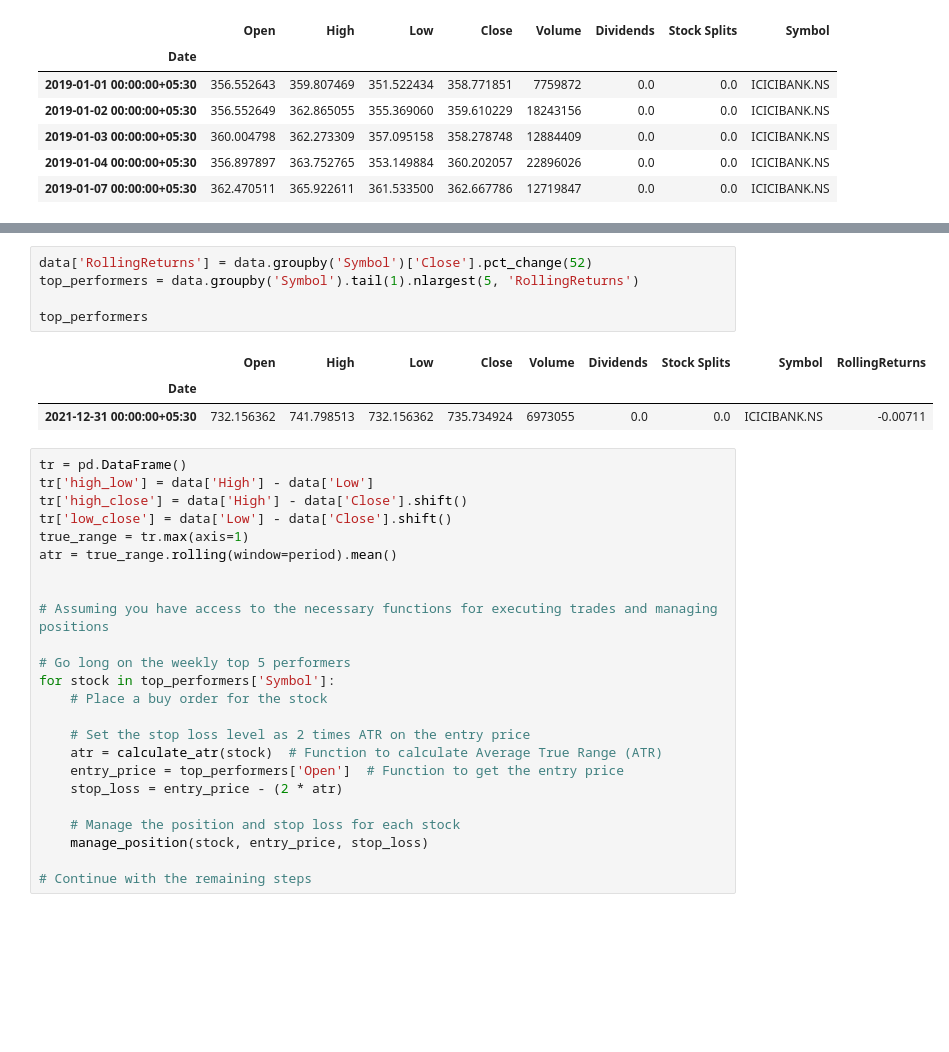
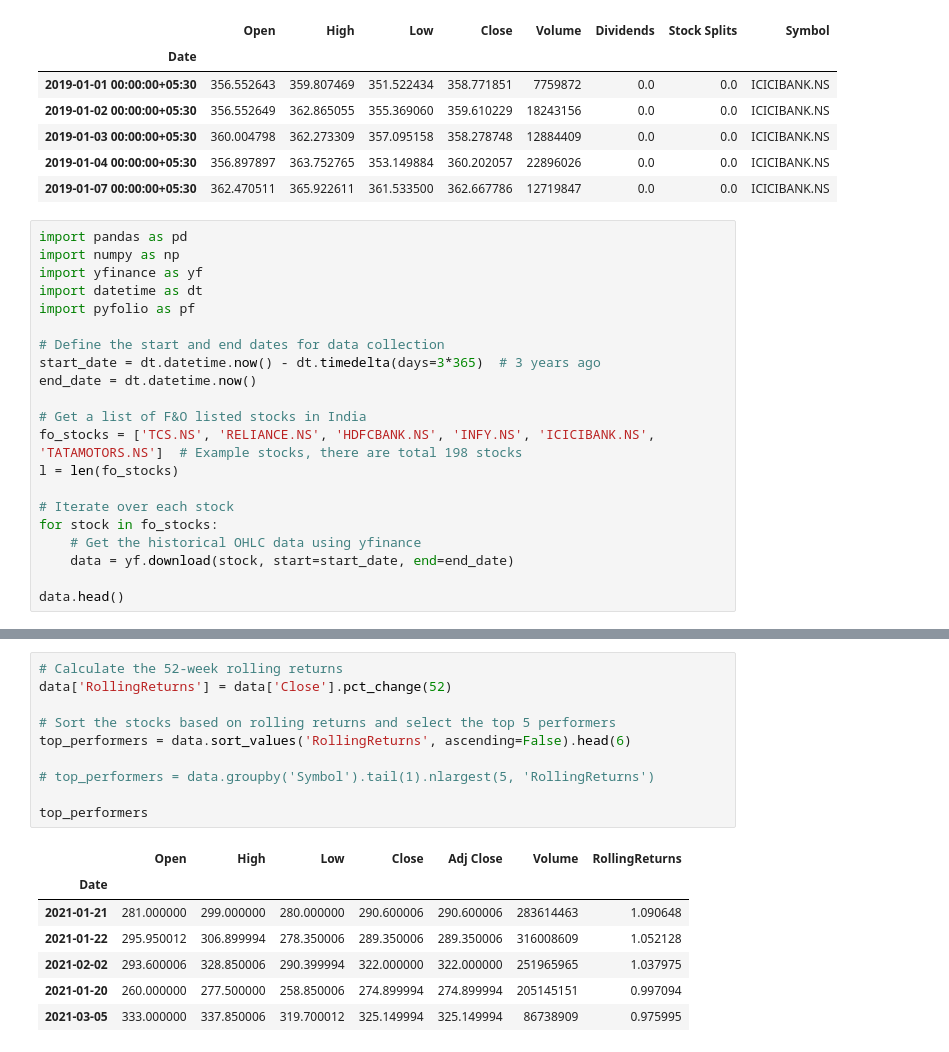
Before and after one commit to Annarhysa/Cryptocurrency-Market-Analysis, a Jupyter notebook: Assignment.ipynb, the cells around one changed output, grey strips where cells are left out. Drawn from its saved outputs; the diff is of its cells as text; blank space fills up the shorter version.

```diff
--- a/Assignment.ipynb
+++ b/Assignment.ipynb
@@ -21,3 +18,24 @@ data.head()
 | 2019-01-03 00:00:00+05:30 | 360.004798 | 362.273309 | 357.095158 | 358.278748 | 12884409 | 0.0 | 0.0 | ICICIBANK.NS |
 | 2019-01-04 00:00:00+05:30 | 356.897897 | 363.752765 | 353.149884 | 360.202057 | 22896026 | 0.0 | 0.0 | ICICIBANK.NS |
 | 2019-01-07 00:00:00+05:30 | 362.470511 | 365.922611 | 361.533500 | 362.667786 | 12719847 | 0.0 | 0.0 | ICICIBANK.NS |
+# %%
+import pandas as pd
+import numpy as np
+import yfinance as yf
+import datetime as dt
+import pyfolio as pf
+
+# Define the start and end dates for data collection
+start_date = dt.datetime.now() - dt.timedelta(days=3*365)  # 3 years ago
+end_date = dt.datetime.now()
+
+# Get a list of F&O listed stocks in India
+fo_stocks = ['TCS.NS', 'RELIANCE.NS', 'HDFCBANK.NS', 'INFY.NS', 'ICICIBANK.NS', 'TATAMOTORS.NS']  # Example stocks, there are total 198 stocks
+l = len(fo_stocks)
+
+# Iterate over each stock
+for stock in fo_stocks:
+    # Get the historical OHLC data using yfinance
+    data = yf.download(stock, start=start_date, end=end_date)
+
+data.head()
@@ -24,33 +56,18 @@ data.head()
 # %%
-data['RollingReturns'] = data.groupby('Symbol')['Close'].pct_change(52)
-top_performers = data.groupby('Symbol').tail(1).nlargest(5, 'RollingReturns')
+# Calculate the 52-week rolling returns
+data['RollingReturns'] = data['Close'].pct_change(52)
+
+# Sort the stocks based on rolling returns and select the top 5 performers
+top_performers = data.sort_values('RollingReturns', ascending=False).head(6)
+
+# top_performers = data.groupby('Symbol').tail(1).nlargest(5, 'RollingReturns')
 
 top_performers
 # %% [output]
-|  | Open | High | Low | Close | Volume | Dividends | Stock Splits | Symbol | RollingReturns |
-| Date |  |  |  |  |  |  |  |  |  |
-| 2021-12-31 00:00:00+05:30 | 732.156362 | 741.798513 | 732.156362 | 735.734924 | 6973055 | 0.0 | 0.0 | ICICIBANK.NS | -0.00711 |
+|  | Open | High | Low | Close | Adj Close | Volume | RollingReturns |
+| Date |  |  |  |  |  |  |  |
+| 2021-01-21 | 281.000000 | 299.000000 | 280.000000 | 290.600006 | 290.600006 | 283614463 | 1.090648 |
+| 2021-01-22 | 295.950012 | 306.899994 | 278.350006 | 289.350006 | 289.350006 | 316008609 | 1.052128 |
+| 2021-02-02 | 293.600006 | 328.850006 | 290.399994 | 322.000000 | 322.000000 | 251965965 | 1.037975 |
+| 2021-01-20 | 260.000000 | 277.500000 | 258.850006 | 274.899994 | 274.899994 | 205145151 | 0.997094 |
+| 2021-03-05 | 333.000000 | 337.850006 | 319.700012 | 325.149994 | 325.149994 | 86738909 | 0.975995 |
-# %%
-tr = pd.DataFrame()
-tr['high_low'] = data['High'] - data['Low']
-tr['high_close'] = data['High'] - data['Close'].shift()
-tr['low_close'] = data['Low'] - data['Close'].shift()
-true_range = tr.max(axis=1)
-atr = true_range.rolling(window=period).mean()
-
-
-# Assuming you have access to the necessary functions for executing trades and managing positions
-
-# Go long on the weekly top 5 performers
-for stock in top_performers['Symbol']:
-    # Place a buy order for the stock
-
-    # Set the stop loss level as 2 times ATR on the entry price
-    atr = calculate_atr(stock)  # Function to calculate Average True Range (ATR)
-    entry_price = top_performers['Open']  # Function to get the entry price
-    stop_loss = entry_price - (2 * atr)
-
-    # Manage the position and stop loss for each stock
-    manage_position(stock, entry_price, stop_loss)
-
-# Continue with the remaining steps
```
Also changed, not shown: parts of 10 cells of this notebook.
